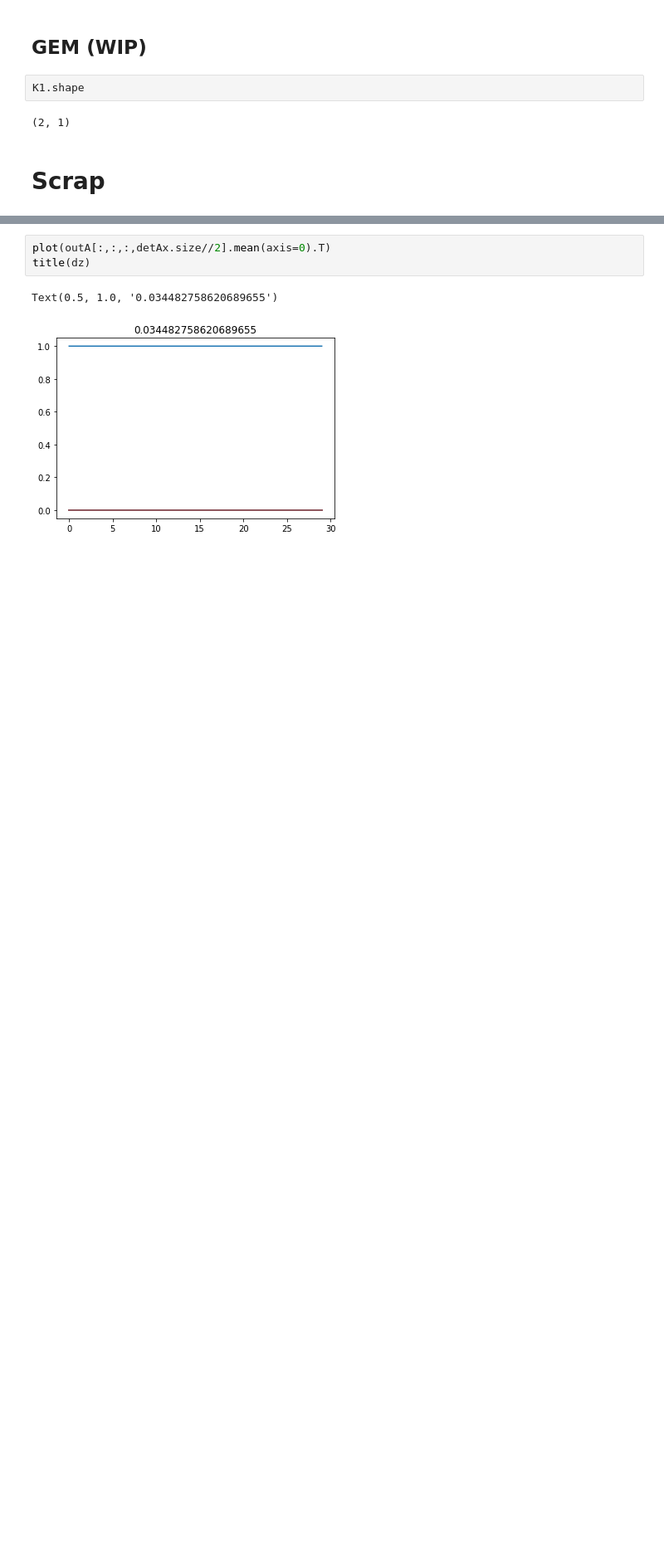
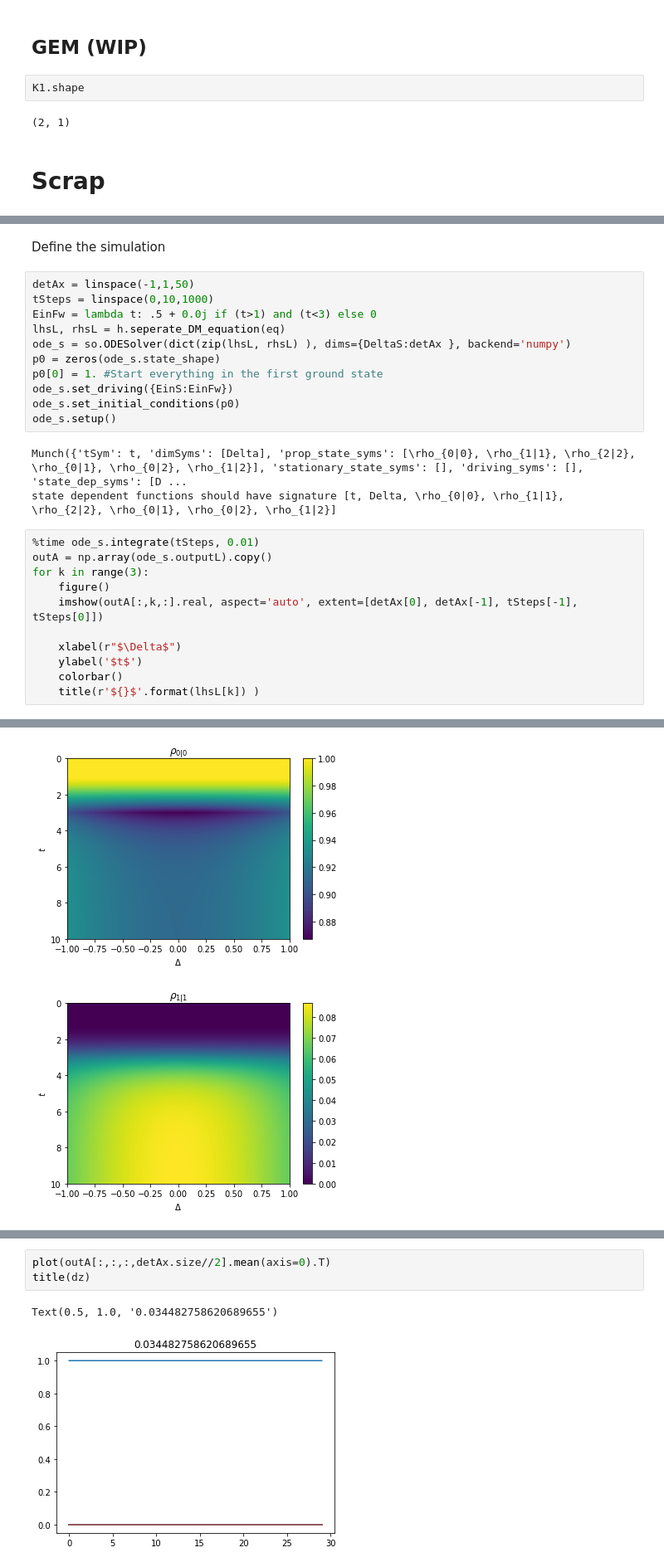
Before and after one commit to morgatron/spylind, a Jupyter notebook: examples/Solving master equations .ipynb, the cells around one changed output, grey strips where cells are left out. Shown at 83% size. Drawn from its saved outputs; the diff is of its cells as text; blank space fills up the shorter version.

```diff
--- a/examples/Solving master equations .ipynb
+++ b/examples/Solving master equations .ipynb
@@ -836,0 +783,28 @@ $\displaystyle \left[\begin{matrix}\rho_{00} & \rho_{01} & \rho_{02}\\\overline{
+# %% [markdown]
+Define the simulation
+# %%
+detAx = linspace(-1,1,50)
+tSteps = linspace(0,10,1000)
+EinFw = lambda t: .5 + 0.0j if (t>1) and (t<3) else 0
+lhsL, rhsL = h.seperate_DM_equation(eq)
+ode_s = so.ODESolver(dict(zip(lhsL, rhsL) ), dims={DeltaS:detAx }, backend='numpy')
+p0 = zeros(ode_s.state_shape)
+p0[0] = 1. #Start everything in the first ground state
+ode_s.set_driving({EinS:EinFw})
+ode_s.set_initial_conditions(p0)
+ode_s.setup()
+# %% [output]
+Munch({'tSym': t, 'dimSyms': [Delta], 'prop_state_syms': [\rho_{0|0}, \rho_{1|1}, \rho_{2|2}, \rho_{0|1}, \rho_{0|2}, \rho_{1|2}], 'stationary_state_syms': [], 'driving_syms': [], 'state_dep_syms': [D ...
+state dependent functions should have signature [t, Delta, \rho_{0|0}, \rho_{1|1}, \rho_{2|2}, \rho_{0|1}, \rho_{0|2}, \rho_{1|2}]
+# %%
+%time ode_s.integrate(tSteps, 0.01)
+outA = np.array(ode_s.outputL).copy()
+for k in range(3):
+    figure()
+    imshow(outA[:,k,:].real, aspect='auto', extent=[detAx[0], detAx[-1], tSteps[-1], tSteps[0]])
+
+    xlabel(r"$\Delta$")
+    ylabel('$t$')
+    colorbar()
+    title(r'${}$'.format(lhsL[k]) )
+# %% [output]
@@ -836,0 +814,2 @@ $\displaystyle \left[\begin{matrix}\rho_{00} & \rho_{01} & \rho_{02}\\\overline{
+[figure, added]
+[figure, added]
```
Also changed, not shown: parts of 23 cells of this notebook, 6 other files.
